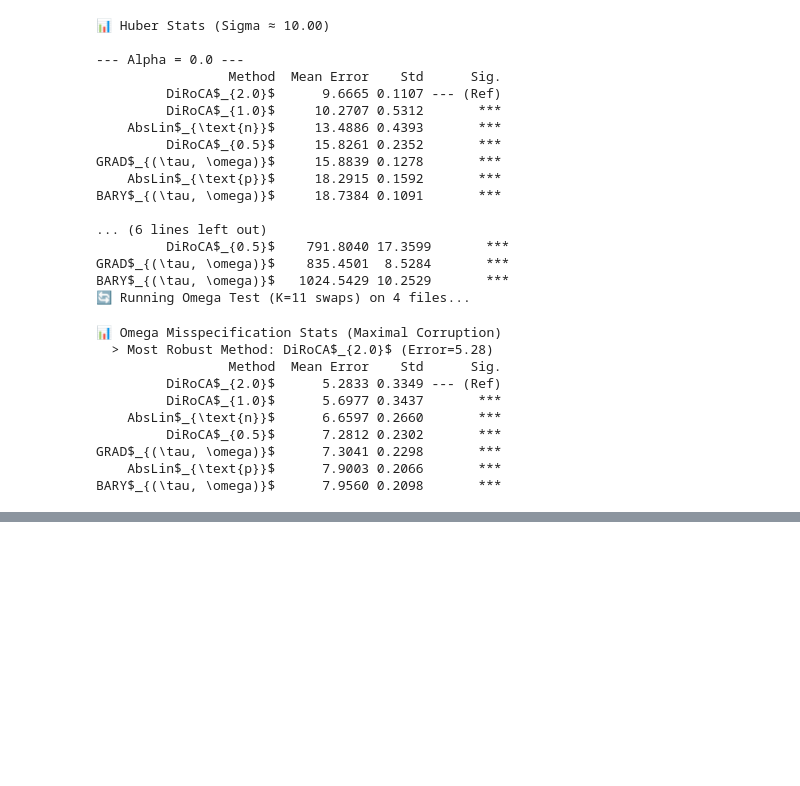
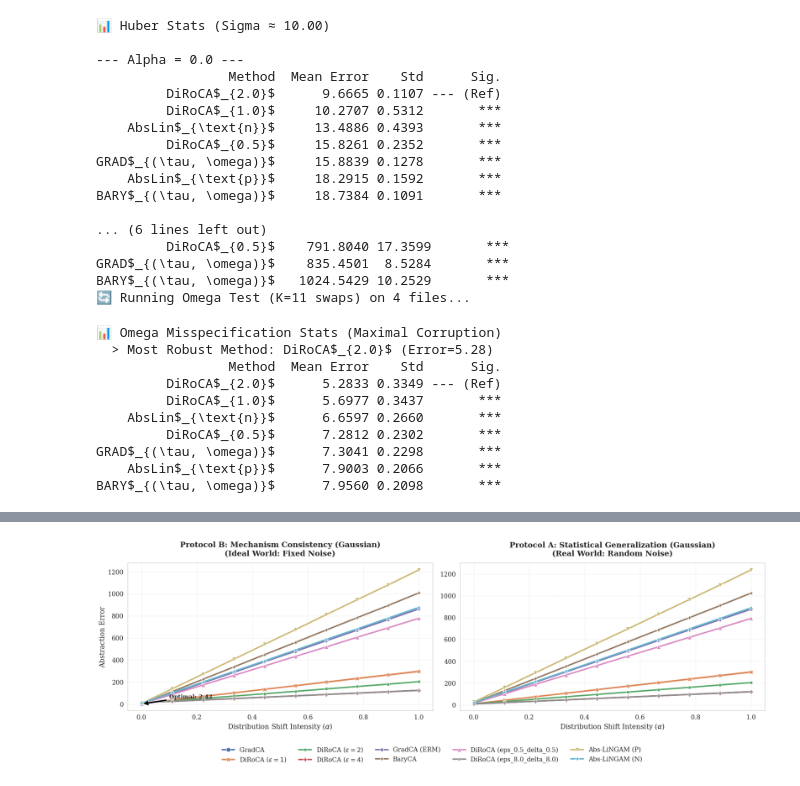
Before and after one commit to yfelekis/GenDiroca, a Jupyter notebook: huber_lucas_new.ipynb, the cells around one changed output, grey strips where cells are left out. Drawn from its saved outputs; the diff is of its cells as text; code cells hidden in the pictures; blank space fills up the shorter version.

```diff
--- a/huber_lucas_new.ipynb
+++ b/huber_lucas_new.ipynb
@@ -480,0 +1229,96 @@ BARY$_{(\tau, \omega)}$      7.9560 0.2098       ***
+# %%
+import pandas as pd
+import seaborn as sns
+import matplotlib.pyplot as plt
+import numpy as np
+import glob
+import os
+
+# Configuration
+sns.set_theme(style="whitegrid", context="paper", font_scale=1.5)
+plt.rcParams.update({'font.family': 'serif', 'axes.titleweight': 'bold'})
+
+PRINT_LABEL_MAP = {
+    "DiRoCA (eps_1.0_delta_1.0)": r"DiRoCA $(\epsilon=1)$",
+    "DiRoCA (eps_2.0_delta_2.0)": r"DiRoCA $(\epsilon=2)$",
+    "DiRoCA (eps_4.0_delta_4.0)": r"DiRoCA $(\epsilon=4)$",
+    "GradCA": r"GradCA (ERM)",
+    "BaryCA": r"BaryCA",
+    "Abs-LiNGAM (Perfect)": r"Abs-LiNGAM (P)",
+    "Abs-LiNGAM (Noisy)": r"Abs-LiNGAM (N)"
+}
+
+def plot_paper_figure(distribution="gaussian", save_path=None):
+    """
+    Generates the side-by-side Protocol A vs Protocol B plot for a specific distribution.
+    """
+    # Load Data
+    dfs = {}
+    for mode in ["counterfactual", "standard"]:
+        pattern = f"data/lucas/evaluation_results/empirical_evaluation_*_{distribution}_mode_{mode}_*.csv"
+        files = sorted(glob.glob(pattern), key=os.path.getmtime)
+        if not files:
+            print(f"Skipping {distribution} {mode} (not found)"); return
+        df = pd.read_csv(files[-1])
+        df['Display Name'] = df['method'].map(PRINT_LABEL_MAP).fillna(df['method'])
+        dfs[mode] = df
+
+    # Setup Plot
+    fig, axes = plt.subplots(1, 2, figsize=(20, 6), sharey=False)
+
+    # Define Legend Order (GradCA first, then DiRoCA, then others)
+    ref_df = dfs["standard"]
+    hue_order = ["GradCA"] + [m for m in PRINT_LABEL_MAP.values() if "DiRoCA" in m and m in ref_df['Display Name'].unique()]
+    hue_order += [m for m in ref_df['Display Name'].unique() if m not in hue_order]
+
+    titles = [
+        f"Protocol B: Mechanism Consistency ({distribution.capitalize()})\n(Ideal World: Fixed Noise)",
+        f"Protocol A: Statistical Generalization ({distribution.capitalize()})\n(Real World: Random Noise)"
+    ]
+
+    for i, (mode, title) in enumerate(zip(["counterfactual", "standard"], titles)):
+        df = dfs[mode]
+        # Filter for Maximum Noise Scale (Worst-case noise magnitude)
+        max_noise = df['noise_scale'].max()
+        df_plot = df[np.isclose(df['noise_scale'], max_noise)]
+
+        sns.lineplot(
+            data=df_plot, x='alpha', y='error',
+            hue='Display Name', style='Display Name',
+            hue_order=hue_order, style_order=hue_order,
+            markers=True, dashes=False, linewidth=3, markersize=9, ax=axes[i]
+        )
+
+        axes[i].set_title(title, fontsize=16, pad=15)
+        axes[i].set_xlabel(r"Distribution Shift Intensity ($\alpha$)")
+        axes[i].set_ylabel("Abstraction Error" if i==0 else "")
+        axes[i].grid(True, alpha=0.4, linestyle='--')
+
+        # Highlight the divergence at Alpha=0
+        if i == 0: # Counterfactual
+            grad_err = df_plot[(df_plot['Display Name'].str.contains("Grad")) & (df_plot['alpha']==0)]['error'].mean()
+            axes[i].annotate(f"Optimal: {grad_err:.2f}", xy=(0, grad_err), xytext=(0.1, grad_err+50),
+                             arrowprops=dict(facecolor='black', shrink=0.05), fontsize=12, fontweight='bold')
+
+    # Unified Legend
+    handles, labels = axes[0].get_legend_handles_labels()
+    fig.legend(handles, labels, loc='lower center', bbox_to_anchor=(0.5, -0.15), ncol=5, frameon=False)
+    axes[0].get_legend().remove()
+    axes[1].get_legend().remove()
+
+    plt.tight_layout()
+    if save_path:
+        plt.savefig(save_path, bbox_inches='tight', dpi=300)
+        print(f"Saved plot to {save_path}")
+    plt.show()
+
+# --- GENERATE PLOTS ---
+print("Generating Main Figure (Gaussian)...")
+plot_paper_figure("gaussian", "lucas_gaussian_divergence.pdf")
+
+print("\nGenerating Appendix Figure (Student-t)...")
+plot_paper_figure("student-t", "lucas_studentt_divergence.pdf")
+
+print("\nGenerating Appendix Figure (Exponential)...")
+plot_paper_figure("exponential", "lucas_exponential_divergence.pdf")
+# %% [output]
@@ -480,0 +1327 @@ BARY$_{(\tau, \omega)}$      7.9560 0.2098       ***
+[figure, added]
```
Also changed, not shown: parts of 29 cells of this notebook, 30 other files.
